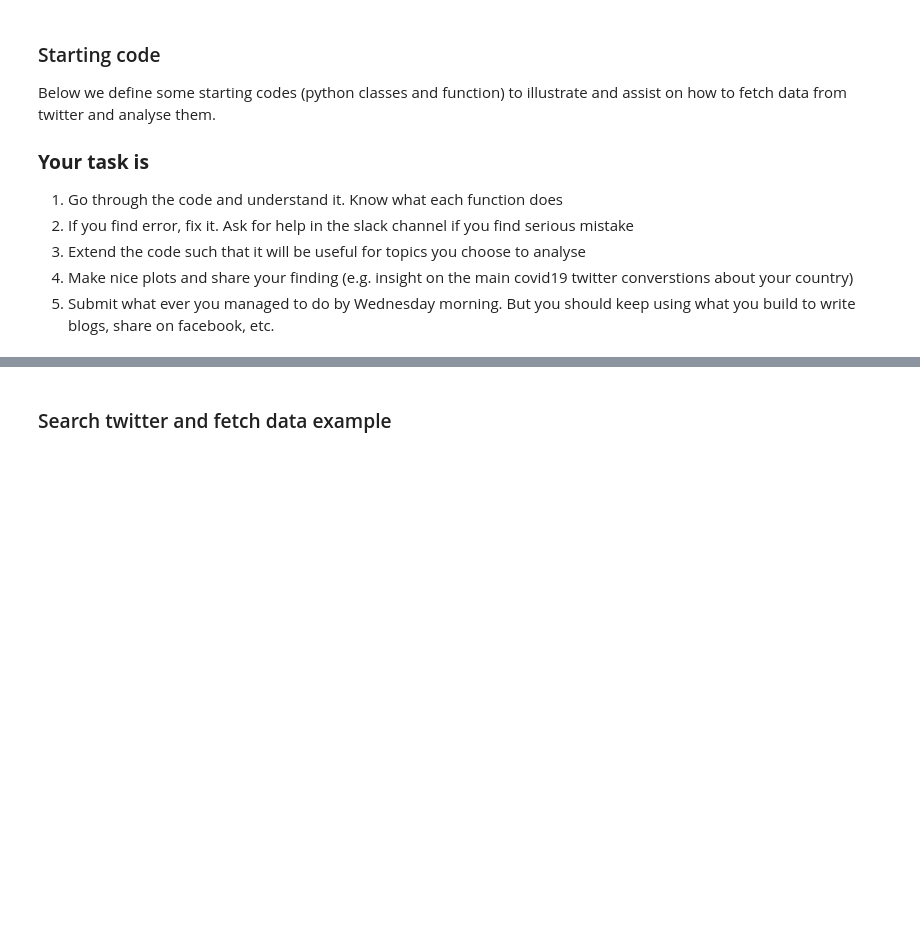
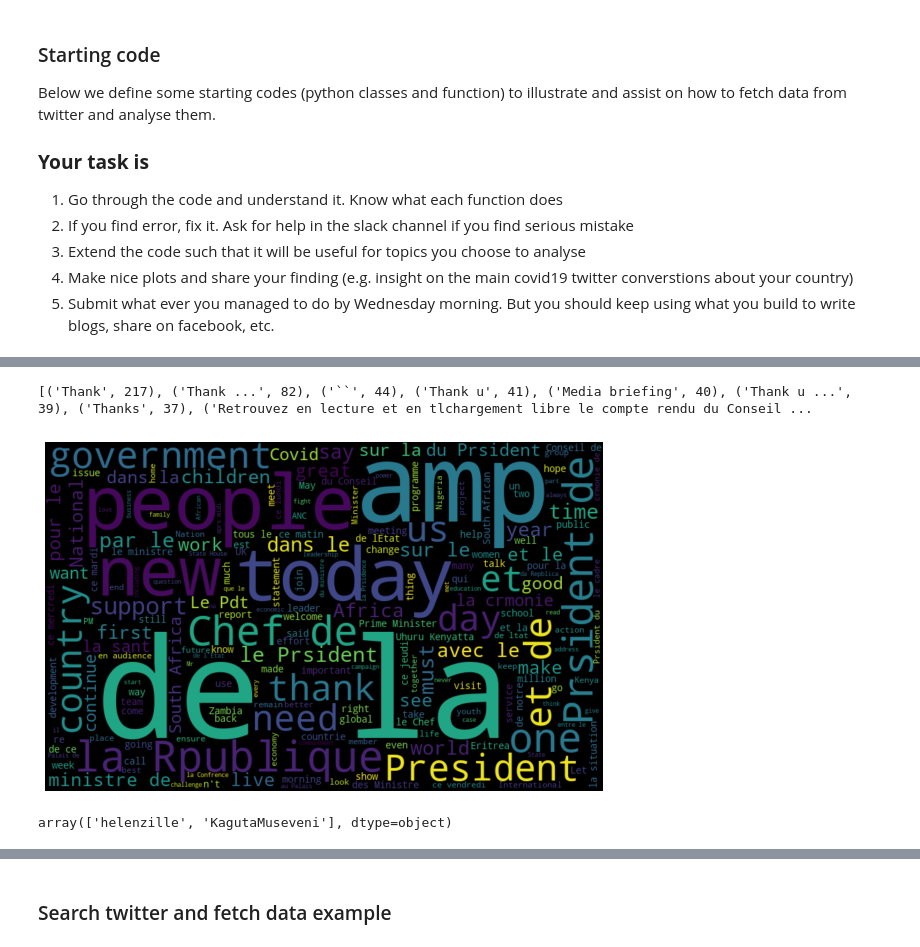
Before and after one commit to stephyi/Social_Media_Influencers, a Jupyter notebook: twitter_challenge.ipynb, the cells around one changed output, grey strips where cells are left out. Cells and saved outputs as stored; diff of their text form; code cells hidden in the pictures; blank space fills up the shorter version.

```diff
--- a/twitter_challenge.ipynb
+++ b/twitter_challenge.ipynb
@@ -396,0 +599,29 @@ relevance_score=comments-mentions_in_other_tweets
+# %%
+from collections import Counter
+from wordcloud import WordCloud
+##Analyzing highest occuring words term frequency
+from sklearn.feature_extraction.text import TfidfVectorizer
+tfidf_vectorizer=TfidfVectorizer(max_features=1000,stop_words=final_stopwords)
+tfidf=tfidf_vectorizer.fit_transform(gvt_tweets['clean_text'])
+
+##Count most common frequent words
+Counter=Counter(gvt_tweets['clean_text'])
+most_occur=Counter.most_common(10)
+print(most_occur)
+
+##Visualization on word cloud
+all_words=''.join([text for text in gvt_tweets['clean_text']])
+wordcloud=WordCloud(width=800,height=500,max_font_size=200).generate(all_words)
+plt.figure(figsize=(10,7))
+plt.imshow(wordcloud,interpolation='bilinear')
+plt.axis('off')
+plt.show()
+# %% [output]
+[('Thank', 217), ('Thank ...', 82), ('``', 44), ('Thank u', 41), ('Media briefing', 40), ('Thank u ...', 39), ('Thanks', 37), ('Retrouvez en lecture et en tlchargement libre le compte rendu du Conseil ...
+[figure, added]
+# %%
+##Checking if there are users who talk about sports
+gvt_tweets['contains_sports']=pd.Series(gvt_tweets['clean_text']).str.contains('sport') & pd.Series(gvt_tweets['clean_text']).str.contains('fitness')& pd.Series(gvt_tweets['clean_text']).str.contains('fit')
+gvt_tweets[(gvt_tweets['contains_sports']==True)]['original_author'].unique()
+# %% [output]
+array(['helenzille', 'KagutaMuseveni'], dtype=object)
```
Also changed, not shown: parts of 59 cells of this notebook.
